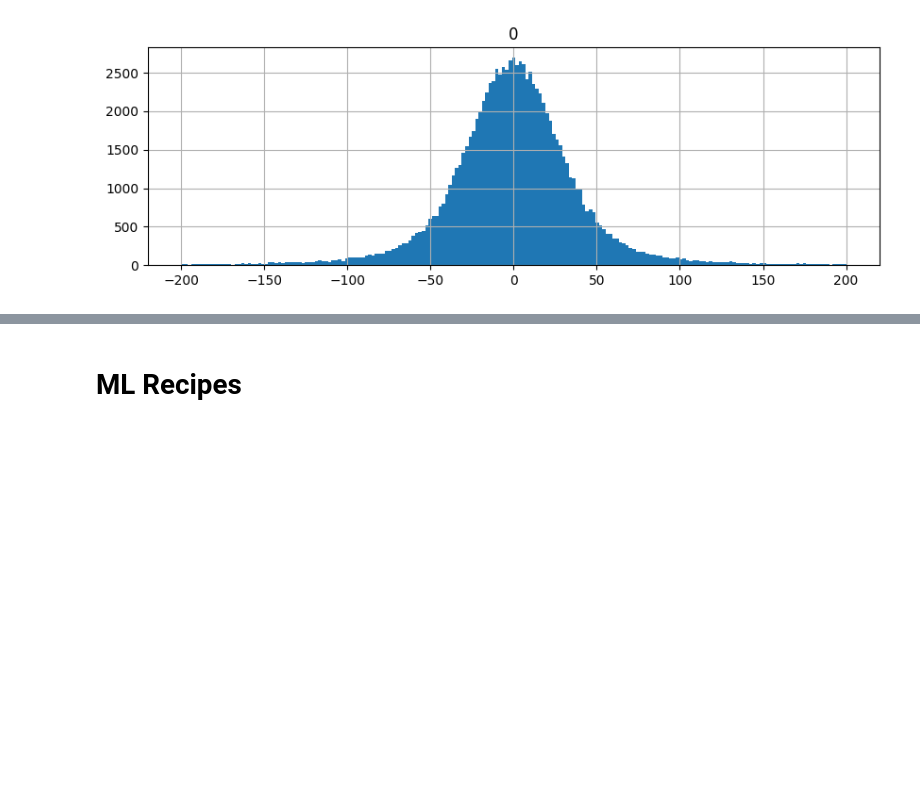
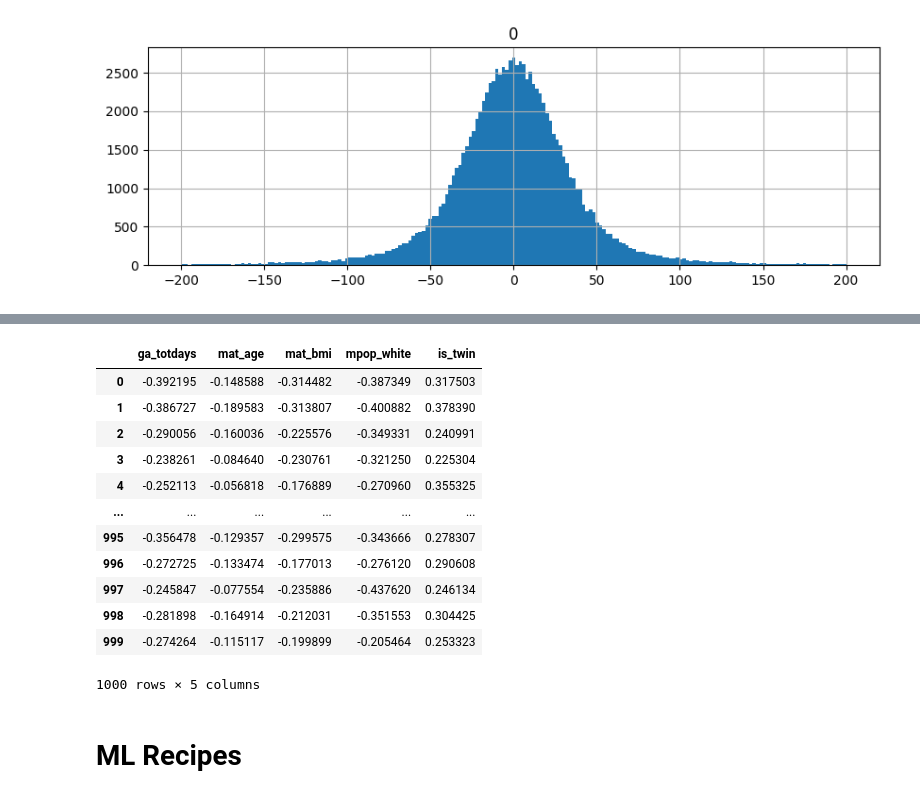
Before and after one commit to mennowitteveen/mjwt, a Jupyter notebook: nbs/ipynb_snippets.ipynb, the cells around one changed output, grey strips where cells are left out. Drawn from its saved outputs; the diff is of its cells as text; code cells hidden in the pictures; blank space fills up the shorter version.

```diff
--- a/nbs/ipynb_snippets.ipynb
+++ b/nbs/ipynb_snippets.ipynb
@@ -156,0 +184,16 @@ ws.hist(bins=np.linspace(-200,200,200), figsize=[10,3]); # <-- without the bins
+# %%
+coef_df
+# %% [output]
+|  | ga_totdays | mat_age | mat_bmi | mpop_white | is_twin |
+| 0 | -0.392195 | -0.148588 | -0.314482 | -0.387349 | 0.317503 |
+| 1 | -0.386727 | -0.189583 | -0.313807 | -0.400882 | 0.378390 |
+| 2 | -0.290056 | -0.160036 | -0.225576 | -0.349331 | 0.240991 |
+| 3 | -0.238261 | -0.084640 | -0.230761 | -0.321250 | 0.225304 |
+| 4 | -0.252113 | -0.056818 | -0.176889 | -0.270960 | 0.355325 |
+| ... | ... | ... | ... | ... | ... |
+| 995 | -0.356478 | -0.129357 | -0.299575 | -0.343666 | 0.278307 |
+| 996 | -0.272725 | -0.133474 | -0.177013 | -0.276120 | 0.290608 |
+| 997 | -0.245847 | -0.077554 | -0.235886 | -0.437620 | 0.246134 |
+| 998 | -0.281898 | -0.164914 | -0.212031 | -0.351553 | 0.304425 |
+| 999 | -0.274264 | -0.115117 | -0.199899 | -0.205464 | 0.253323 |
+1000 rows × 5 columns
```
Also changed, not shown: parts of 9 cells of this notebook, 4 other files.
